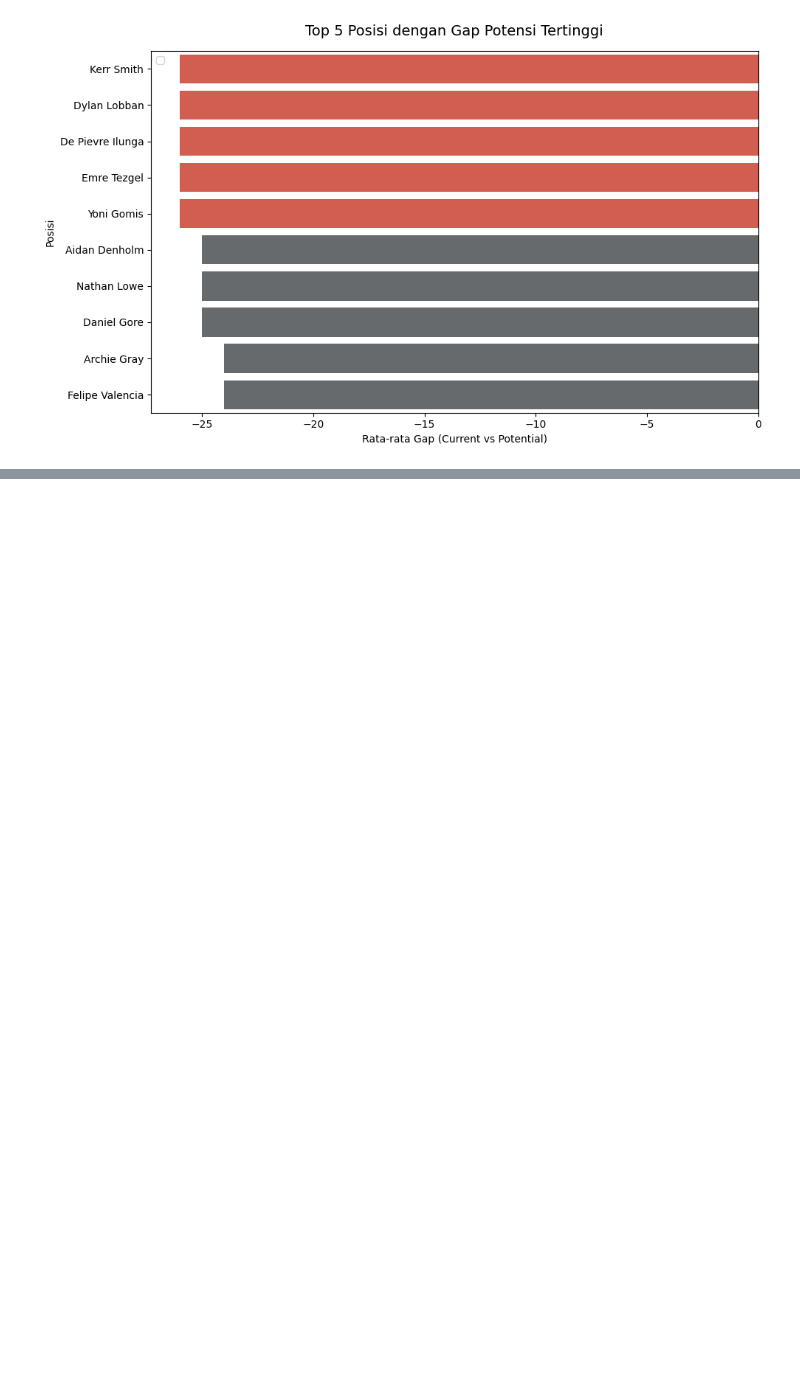
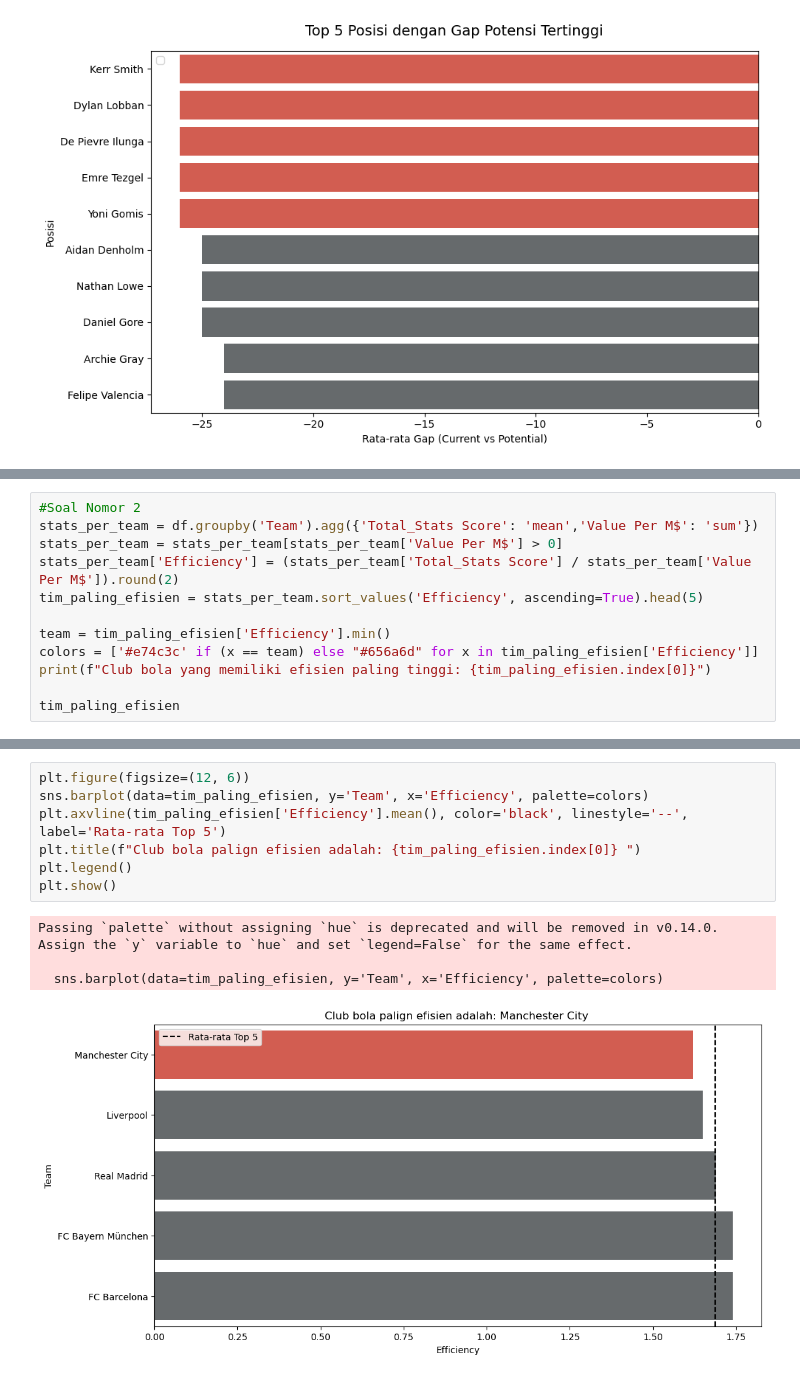
Before and after one commit to HafidzAfrieno/Project-Data-Analyst-Part-1, a Jupyter notebook: fifa_player_analyst.ipynb, the cells around one changed output, grey strips where cells are left out. Cells and saved outputs as stored; diff of their text form; blank space fills up the shorter version.

```diff
--- a/fifa_player_analyst.ipynb
+++ b/fifa_player_analyst.ipynb
@@ -303,0 +338,12 @@ Passing `palette` without assigning `hue` is deprecated and will be removed in v
+# %%
+#Soal Nomor 2
+stats_per_team = df.groupby('Team').agg({'Total_Stats Score': 'mean','Value Per M$': 'sum'})
+stats_per_team = stats_per_team[stats_per_team['Value Per M$'] > 0]
+stats_per_team['Efficiency'] = (stats_per_team['Total_Stats Score'] / stats_per_team['Value Per M$']).round(2)
+tim_paling_efisien = stats_per_team.sort_values('Efficiency', ascending=True).head(5)
+
+team = tim_paling_efisien['Efficiency'].min()
+colors = ['#e74c3c' if (x == team) else "#656a6d" for x in tim_paling_efisien['Efficiency']]
+print(f"Club bola yang memiliki efisien paling tinggi: {tim_paling_efisien.index[0]}")
+
+tim_paling_efisien
@@ -303,0 +359,12 @@ Passing `palette` without assigning `hue` is deprecated and will be removed in v
+# %%
+plt.figure(figsize=(12, 6))
+sns.barplot(data=tim_paling_efisien, y='Team', x='Efficiency', palette=colors)
+plt.axvline(tim_paling_efisien['Efficiency'].mean(), color='black', linestyle='--', label='Rata-rata Top 5')
+plt.title(f"Club bola palign efisien adalah: {tim_paling_efisien.index[0]} ")
+plt.legend()
+plt.show()
+# %% [output]
+Passing `palette` without assigning `hue` is deprecated and will be removed in v0.14.0. Assign the `y` variable to `hue` and set `legend=False` for the same effect.
+
+  sns.barplot(data=tim_paling_efisien, y='Team', x='Efficiency', palette=colors)
+[figure, added]
```
Also changed, not shown: parts of 6 cells of this notebook.
